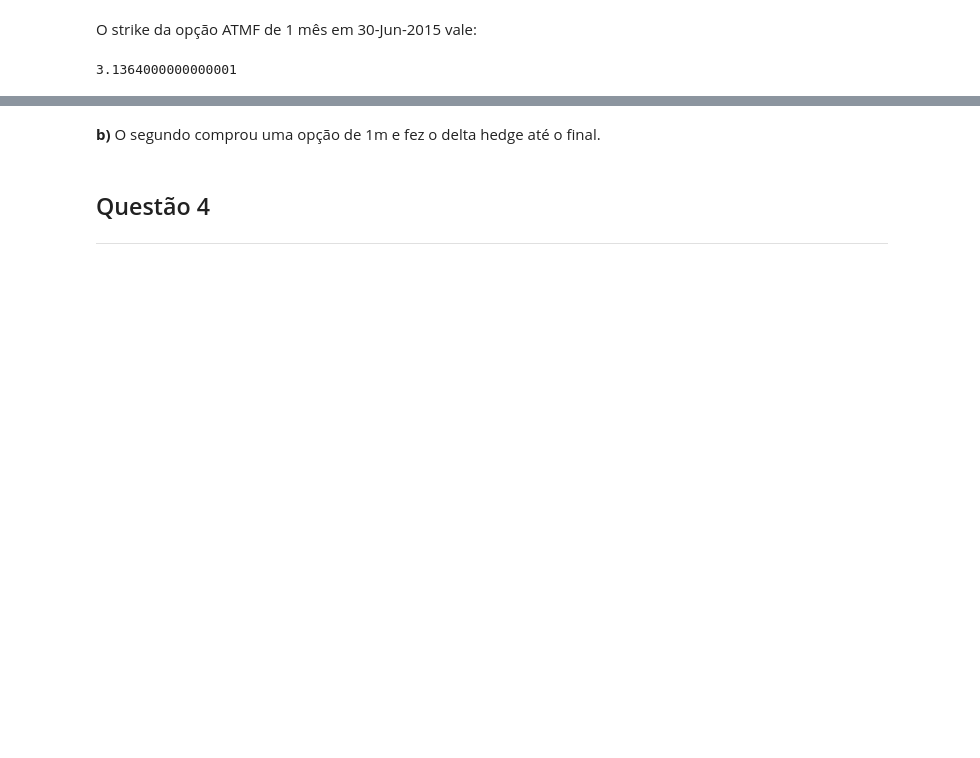
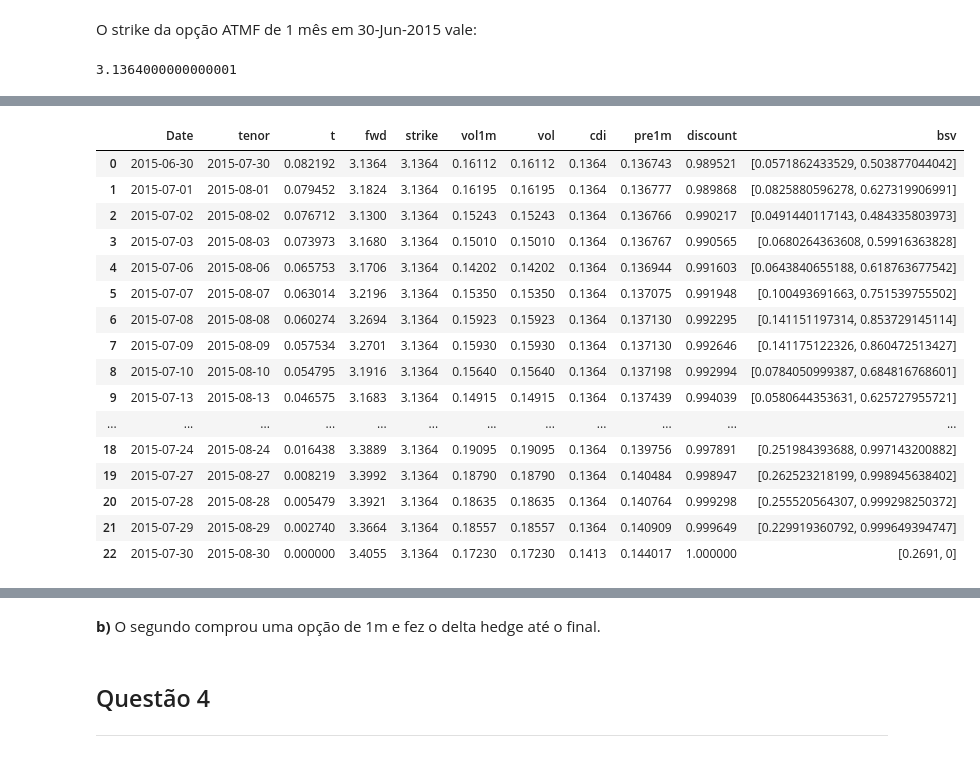
Before and after one commit to fagan2888/PricingHedging_Prova2, a Jupyter notebook: Prova2.ipynb, the cells around one changed output, grey strips where cells are left out. Saved outputs shown, nothing was run; the diff lists cells and outputs as text; code cells hidden in the pictures; blank space fills up the shorter version.

```diff
--- a/Prova2.ipynb
+++ b/Prova2.ipynb
@@ -84,18 +86,18 @@ finais e perdas máximas de cada um dos traders.
 # %% [markdown]
 Definindo a função BS para ser utilizada na precificação das opções
 # %%
-def bsv(phi,F,K,r,vol,t):
+def bsv(phi,F,K,discount,vol,t):
     if(t>0):
         # calculate d1 and d2
         sigma_rt = vol*np.sqrt(t)
-        d1=(np.log(F/K)+(r+vol**2/2)*t)/(sigma_rt)
+        d1=(np.log(F/K)+(vol**2/2)*t)/(sigma_rt)
         d2=d1-sigma_rt
 
         # calculate N(d1) and N(d2)
         Nd1=st.norm.cdf(phi*d1)
         Nd2=st.norm.cdf(phi*d2)
-        delta=phi*Nd1
-        premium=phi*(F*Nd1-K*Nd2)*np.exp(-r*t)
+        delta=phi*Nd1*discount
+        premium=phi*(F*Nd1-K*Nd2)*discount
     else:
         delta=0
         premium=max(phi*(F-K),0)
@@ -121,0 +130,5 @@ bsv(call,K,K,r,vol,t)
+# %%
+start=dt.datetime.strptime('2015-06-30','%Y-%m-%d')
+tenor=relativedelta(months=1)
+# %%
+end=start+tenor
@@ -121,0 +140,47 @@ bsv(call,K,K,r,vol,t)
+# %%
+def interpolaVol(dt0,v0,dt1,v1,dt):
+    vv0=v0**2
+    vv1=v1**2
+    d0=dt0.toordinal()
+    d1=dt1.toordinal()
+    d=dt.toordinal()
+
+    vv=((1/(d1-d0))*(vv1*d1*(d-d0)+vv0*d0*(d1-d)))/d
+    return np.sqrt(vv)
+# %%
+s=pd.Series(ptax['PX_ASK'][start:end])
+df=pd.DataFrame(s.index)
+df['tenor']=[i+tenor for i in s.index]
+df['t']=[(end.toordinal()-i.toordinal())/365 for i in df['Date']]
+df['fwd']=fwd1m_on['PX_LAST'][start:end].values
+df['strike']=df['fwd'][0]
+df['vol1m']=vol1m_off['PX_LAST'][start:end].values/100
+df['vol']=[interpolaVol(df['Date'][i],df['vol1m'][i],df['tenor'][i],df['vol1m'][i],end) for i in df['Date'].index]
+df['cdi']=cdi['PX_LAST'][start:end].values/100
+df['pre1m']=swpprecdi1m['PX_LAST'][start:end].values/100
+#interpolate
+df['discount']=[df['cdi'][i]+(df['pre1m'][i]-df['cdi'][i])*((end-df['Date'][i])/(df['tenor'][i]-df['Date'][i])) for i in df['Date'].index]
+#calculate discount factor
+df['discount']=(1+df['discount'])**[-(end.toordinal()-i.toordinal())/365 for i in df['Date']]
+
+df['bsv']=[bsv(call,df['fwd'][i],df['strike'][i],df['discount'][i],df['vol'][i],df['t'][i]) for i in df['Date'].index]
+
+df
+# %% [output]
+|  | Date | tenor | t | fwd | strike | vol1m | vol | cdi | pre1m | discount | bsv |
+| 0 | 2015-06-30 | 2015-07-30 | 0.082192 | 3.1364 | 3.1364 | 0.16112 | 0.16112 | 0.1364 | 0.136743 | 0.989521 | [0.0571862433529, 0.503877044042] |
+| 1 | 2015-07-01 | 2015-08-01 | 0.079452 | 3.1824 | 3.1364 | 0.16195 | 0.16195 | 0.1364 | 0.136777 | 0.989868 | [0.0825880596278, 0.627319906991] |
+| 2 | 2015-07-02 | 2015-08-02 | 0.076712 | 3.1300 | 3.1364 | 0.15243 | 0.15243 | 0.1364 | 0.136766 | 0.990217 | [0.0491440117143, 0.484335803973] |
+| 3 | 2015-07-03 | 2015-08-03 | 0.073973 | 3.1680 | 3.1364 | 0.15010 | 0.15010 | 0.1364 | 0.136767 | 0.990565 | [0.0680264363608, 0.59916363828] |
+| 4 | 2015-07-06 | 2015-08-06 | 0.065753 | 3.1706 | 3.1364 | 0.14202 | 0.14202 | 0.1364 | 0.136944 | 0.991603 | [0.0643840655188, 0.618763677542] |
+| 5 | 2015-07-07 | 2015-08-07 | 0.063014 | 3.2196 | 3.1364 | 0.15350 | 0.15350 | 0.1364 | 0.137075 | 0.991948 | [0.100493691663, 0.751539755502] |
+| 6 | 2015-07-08 | 2015-08-08 | 0.060274 | 3.2694 | 3.1364 | 0.15923 | 0.15923 | 0.1364 | 0.137130 | 0.992295 | [0.141151197314, 0.853729145114] |
+| 7 | 2015-07-09 | 2015-08-09 | 0.057534 | 3.2701 | 3.1364 | 0.15930 | 0.15930 | 0.1364 | 0.137130 | 0.992646 | [0.141175122326, 0.860472513427] |
+| 8 | 2015-07-10 | 2015-08-10 | 0.054795 | 3.1916 | 3.1364 | 0.15640 | 0.15640 | 0.1364 | 0.137198 | 0.992994 | [0.0784050999387, 0.684816768601] |
+| 9 | 2015-07-13 | 2015-08-13 | 0.046575 | 3.1683 | 3.1364 | 0.14915 | 0.14915 | 0.1364 | 0.137439 | 0.994039 | [0.0580644353631, 0.625727955721] |
+| ... | ... | ... | ... | ... | ... | ... | ... | ... | ... | ... | ... |
+| 18 | 2015-07-24 | 2015-08-24 | 0.016438 | 3.3889 | 3.1364 | 0.19095 | 0.19095 | 0.1364 | 0.139756 | 0.997891 | [0.251984393688, 0.997143200882] |
+| 19 | 2015-07-27 | 2015-08-27 | 0.008219 | 3.3992 | 3.1364 | 0.18790 | 0.18790 | 0.1364 | 0.140484 | 0.998947 | [0.262523218199, 0.998945638402] |
+| 20 | 2015-07-28 | 2015-08-28 | 0.005479 | 3.3921 | 3.1364 | 0.18635 | 0.18635 | 0.1364 | 0.140764 | 0.999298 | [0.255520564307, 0.999298250372] |
+| 21 | 2015-07-29 | 2015-08-29 | 0.002740 | 3.3664 | 3.1364 | 0.18557 | 0.18557 | 0.1364 | 0.140909 | 0.999649 | [0.229919360792, 0.999649394747] |
+| 22 | 2015-07-30 | 2015-08-30 | 0.000000 | 3.4055 | 3.1364 | 0.17230 | 0.17230 | 0.1413 | 0.144017 | 1.000000 | [0.2691, 0] |
```
Also changed, not shown: parts of 7 cells of this notebook.
